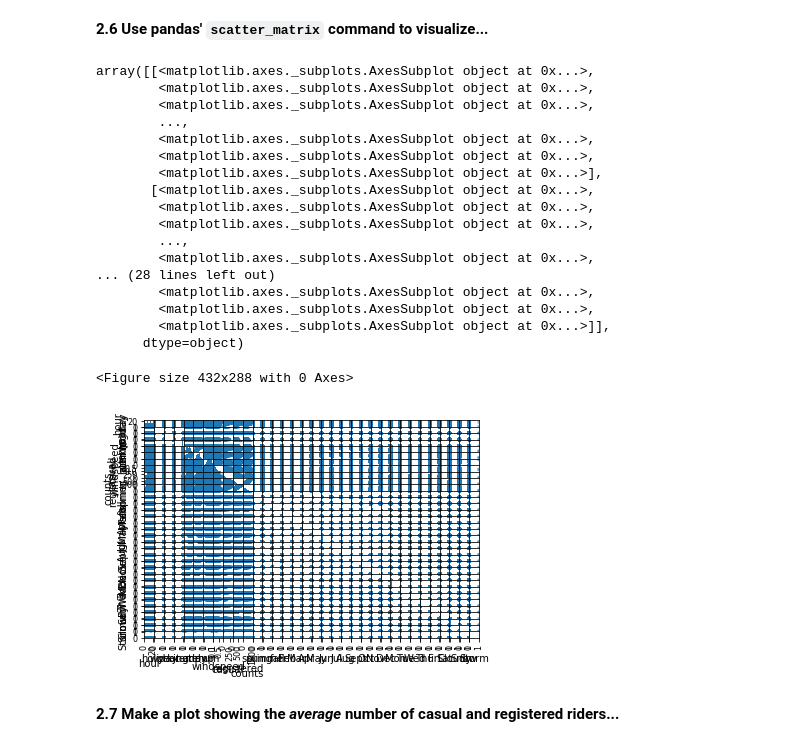
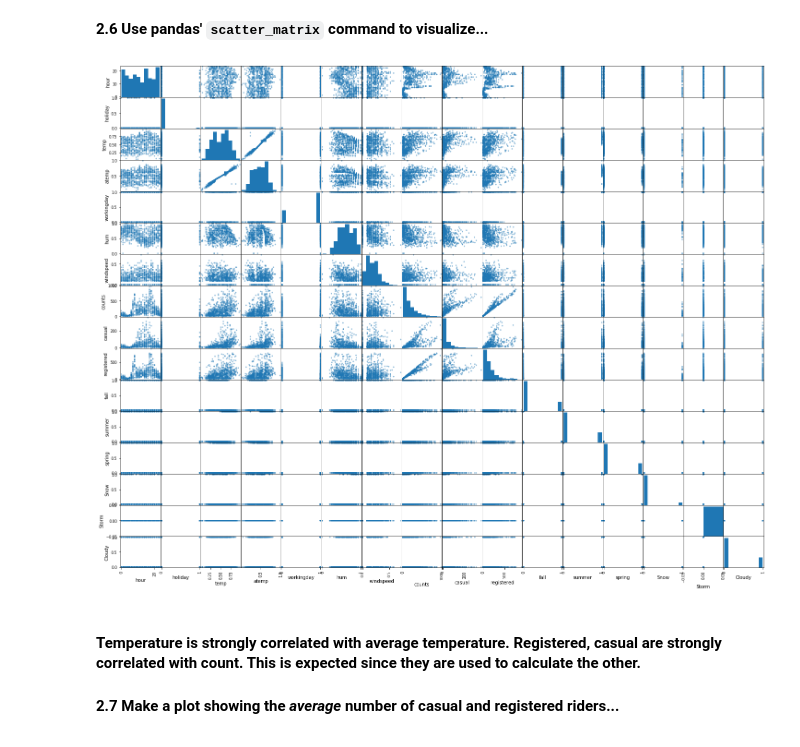
Before and after one commit to kcang2/cs109a, a Jupyter notebook: homeworks/cs109a_hw3.ipynb, the cells around one changed output. Cells and saved outputs as stored; diff of their text form; code cells hidden in the pictures.

```diff
--- a/homeworks/cs109a_hw3.ipynb
+++ b/homeworks/cs109a_hw3.ipynb
@@ -372,29 +372,18 @@ BSS_train = BSS_train.drop("dteday", axis=1)
 BSS_test = BSS_test.drop("dteday", axis=1)
 # %% [markdown]
 **2.6 Use pandas' `scatter_matrix` command to visualize...**
-# %%
-# your code here
-plt.figure()
-pd.plotting.scatter_matrix(BSS_train)
-# %% [output]
-array([[<matplotlib.axes._subplots.AxesSubplot object at 0x...>,
-        <matplotlib.axes._subplots.AxesSubplot object at 0x...>,
-        <matplotlib.axes._subplots.AxesSubplot object at 0x...>,
-        ...,
-        <matplotlib.axes._subplots.AxesSubplot object at 0x...>,
-        <matplotlib.axes._subplots.AxesSubplot object at 0x...>,
-        <matplotlib.axes._subplots.AxesSubplot object at 0x...>],
-       [<matplotlib.axes._subplots.AxesSubplot object at 0x...>,
-        <matplotlib.axes._subplots.AxesSubplot object at 0x...>,
-        <matplotlib.axes._subplots.AxesSubplot object at 0x...>,
-        ...,
-        <matplotlib.axes._subplots.AxesSubplot object at 0x...>,
-... (28 lines left out)
-        <matplotlib.axes._subplots.AxesSubplot object at 0x...>,
-        <matplotlib.axes._subplots.AxesSubplot object at 0x...>,
-        <matplotlib.axes._subplots.AxesSubplot object at 0x...>]],
-      dtype=object)
-<Figure size 432x288 with 0 Axes>
-[figure, removed]
+# %%
+# your code here
+cor_columns = ['hour', 'holiday', 'temp', 'atemp',
+               'workingday', 'hum', 'windspeed',
+               'counts', 'casual', 'registered',
+               'fall', 'summer', 'spring',
+               'Snow', 'Storm', 'Cloudy']
+scatter_matrix(BSS_train[cor_columns].sample(frac=0.1, axis=0),
+               alpha=0.5, figsize=(25,20));
+# %% [output]
+[figure, added]
+# %% [markdown]
+#### Temperature is strongly correlated with average temperature. Registered, casual are strongly correlated with count. This is expected since they are used to calculate the other.
 # %% [markdown]
 **2.7 Make a plot showing the _average_ number of casual and registered riders...**
```
Also changed, not shown: parts of 66 cells of this notebook.
